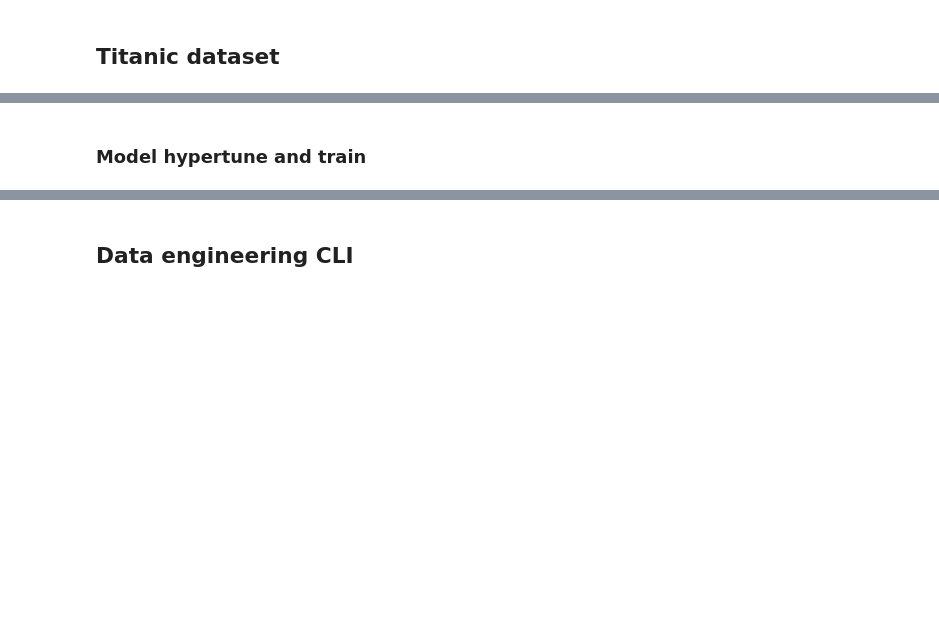
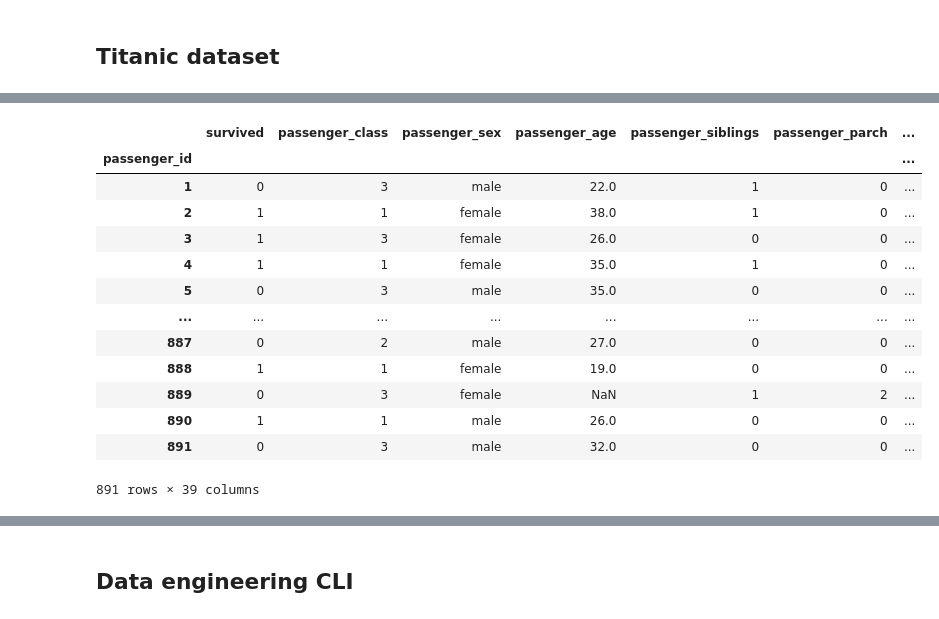
Before and after one commit to matheus695p/base-ml-project, a Jupyter notebook: notebooks/documentation/00_GetStarted.ipynb, the cells around one changed output, grey strips where cells are left out. Cells and saved outputs as stored; diff of their text form; code cells hidden in the pictures; blank space fills up the shorter version.

```diff
--- a/notebooks/documentation/00_GetStarted.ipynb
+++ b/notebooks/documentation/00_GetStarted.ipynb
@@ -187,8 +457,7 @@ data
 # %%
 from sklearn.pipeline import Pipeline
 
-
-pipeline = Pipeline(
+data_eng_pipeline = Pipeline(
     [
         ("raw_transformations", RawDataProcessor(raw_params)),
         (
@@ -208,6 +477,4 @@ pipeline = Pipeline(
         ),
     ],
 )
-
-data = pipeline.fit_transform(df)
-data
+data_eng_pipeline
@@ -214,2 +501,4 @@ data
-# %% [markdown]
-### Model hypertune and train
+# %%
+data = data_eng_pipeline.fit_transform(df)
+data
+# %% [output]
@@ -215,0 +516,14 @@ data
+|  | survived | passenger_class | passenger_sex | passenger_age | passenger_siblings | passenger_parch | ... |
+| passenger_id |  |  |  |  |  |  | ... |
+| 1 | 0 | 3 | male | 22.0 | 1 | 0 | ... |
+| 2 | 1 | 1 | female | 38.0 | 1 | 0 | ... |
+| 3 | 1 | 3 | female | 26.0 | 0 | 0 | ... |
+| 4 | 1 | 1 | female | 35.0 | 1 | 0 | ... |
+| 5 | 0 | 3 | male | 35.0 | 0 | 0 | ... |
+| ... | ... | ... | ... | ... | ... | ... | ... |
+| 887 | 0 | 2 | male | 27.0 | 0 | 0 | ... |
+| 888 | 1 | 1 | female | 19.0 | 0 | 0 | ... |
+| 889 | 0 | 3 | female | NaN | 1 | 2 | ... |
+| 890 | 1 | 1 | male | 26.0 | 0 | 0 | ... |
+| 891 | 0 | 3 | male | 32.0 | 0 | 0 | ... |
+891 rows × 39 columns
```
Also changed, not shown: parts of 64 cells of this notebook, 43 other files.
